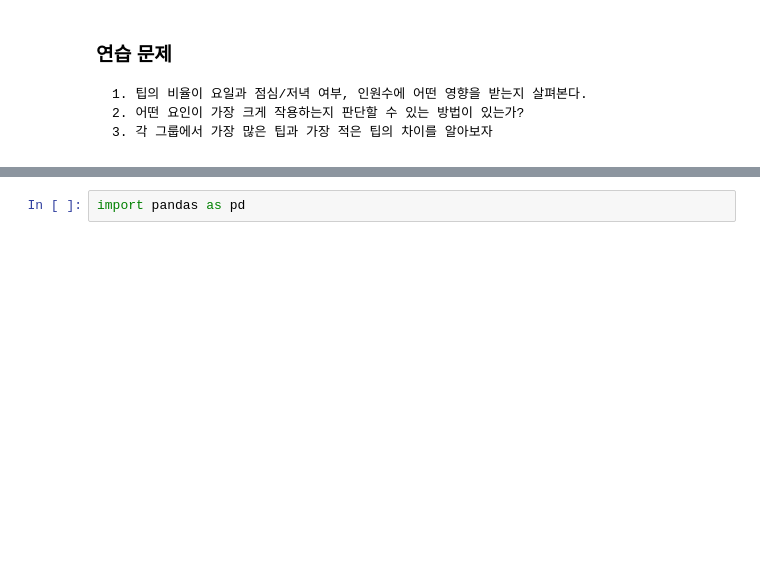
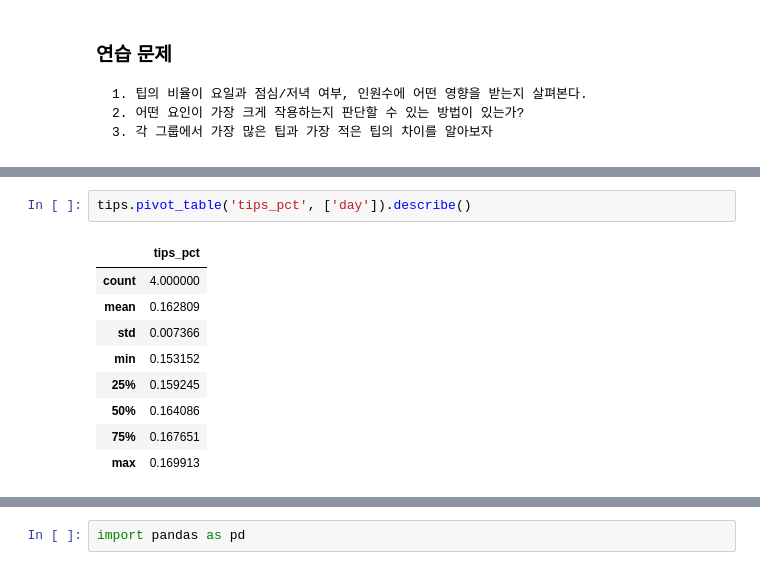
Before and after one commit to 77sanghoon/WASSUP, a Jupyter notebook: 03_Data_Preprocessing/03.07_Pandas 피봇테이블과 그룹분석.ipynb, the cells around one changed output, grey strips where cells are left out. Cells and saved outputs as stored; diff of their text form; blank space fills up the shorter version.

```diff
--- a/03_Data_Preprocessing/03.07_Pandas 피봇테이블과 그룹분석.ipynb
+++ b/03_Data_Preprocessing/03.07_Pandas 피봇테이블과 그룹분석.ipynb
@@ -916,0 +1022,12 @@ tips.groupby(["sex", "smoker"])[["tip_pct"]].describe()
+# %%
+tips.pivot_table('tips_pct', ['day']).describe()
+# %% [output]
+|  | tips_pct |
+| count | 4.000000 |
+| mean | 0.162809 |
+| std | 0.007366 |
+| min | 0.153152 |
+| 25% | 0.159245 |
+| 50% | 0.164086 |
+| 75% | 0.167651 |
+| max | 0.169913 |
```
Also changed, not shown: parts of 21 cells of this notebook, 1 other file.
